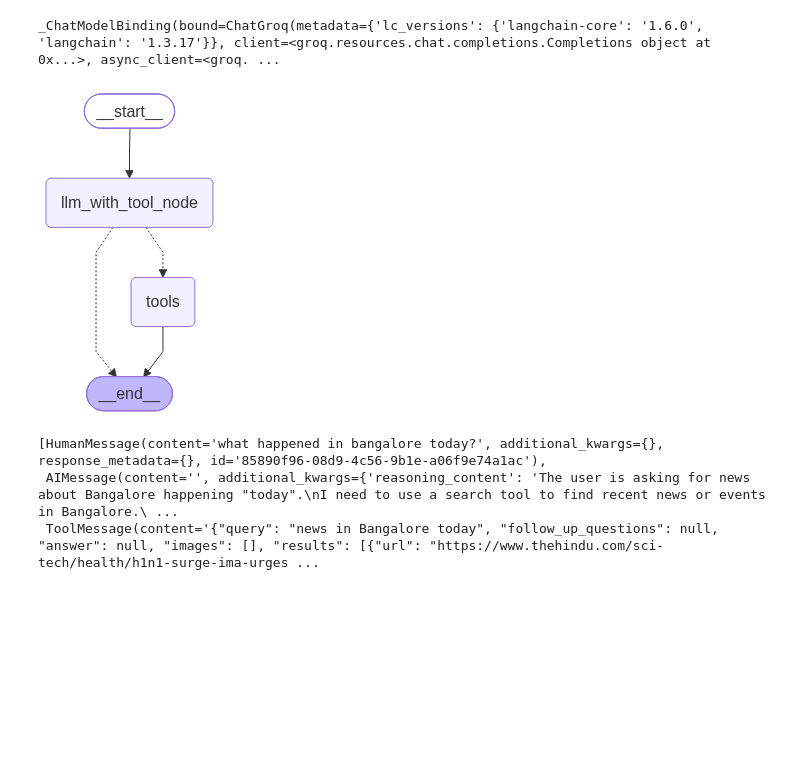
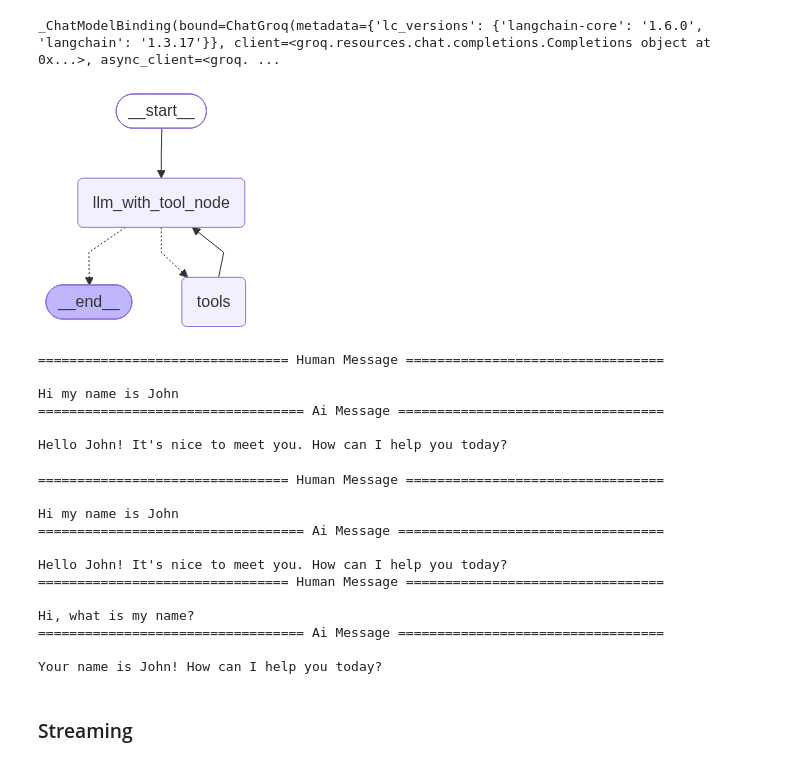
Before and after one commit to AbhishekGowda03/BasicChatBotUsingLangGraph, a Jupyter notebook: basicchatbot/one.ipynb, the cells around one changed output. Drawn from its saved outputs; the diff is of its cells as text; code cells hidden in the pictures; blank space fills up the shorter version.

```diff
--- a/basicchatbot/one.ipynb
+++ b/basicchatbot/one.ipynb
@@ -107,26 +107,30 @@ _ChatModelBinding(bound=ChatGroq(metadata={'lc_versions': {'langchain-core': '1.
 # %%
 from langgraph.graph import StateGraph,START,END
 from langgraph.prebuilt import ToolNode
 from langgraph.prebuilt import tools_condition
+from langgraph.checkpoint.memory import MemorySaver
+
+
+memory = MemorySaver()
 
 ##node definition
 def llm_with_tool_node(state:State):
     return {"messages":[llm_with_tool.invoke(state["messages"])]}
 
 
 builder = StateGraph(State)
 builder.add_node("llm_with_tool_node",llm_with_tool_node)
 builder.add_node("tools",ToolNode(tools))
 
 builder.add_edge(START,"llm_with_tool_node")
 builder.add_conditional_edges("llm_with_tool_node",tools_condition)
-builder.add_edge("tools",END)
-##builder.add_edge("tools","llm_with_tool_node")
-##builder.add_edge("llm_with_tool_node",END)
+##builder.add_edge("tools",END)
+builder.add_edge("tools","llm_with_tool_node")
+builder.add_edge("llm_with_tool_node",END)
 
-graph = builder.compile()
+graph = builder.compile(checkpointer=memory)
 
 from IPython.display import Image, display, HTML
 display(Image(graph.get_graph().draw_mermaid_png()))
 # %% [output]
-[figure, old version]
+[figure, new version]
@@ -135,6 +137,32 @@ response = graph.invoke({"messages": "what happened in bangalore today?"})
 # %%
-response["messages"]
+config = {"configurable":{"thread_id": "thread_1"}}
+response = graph.invoke({"messages": "Hi my name is John"}, config=config)
+for msg in response["messages"]:
+    msg.pretty_print()
 # %% [output]
-[HumanMessage(content='what happened in bangalore today?', additional_kwargs={}, response_metadata={}, id='85890f96-08d9-4c56-9b1e-a06f9e74a1ac'),
- AIMessage(content='', additional_kwargs={'reasoning_content': 'The user is asking for news about Bangalore happening "today".\nI need to use a search tool to find recent news or events in Bangalore.\ ...
- ToolMessage(content='{"query": "news in Bangalore today", "follow_up_questions": null, "answer": null, "images": [], "results": [{"url": "https://www.thehindu.com/sci-tech/health/h1n1-surge-ima-urges ...
+================================ Human Message =================================
+
+Hi my name is John
+================================== Ai Message ==================================
+
+Hello John! It's nice to meet you. How can I help you today?
+# %%
+
+response = graph.invoke({"messages": "Hi, what is my name?"}, config=config)
+for msg in response["messages"]:
+    msg.pretty_print()
+# %% [output]
+================================ Human Message =================================
+
+Hi my name is John
+================================== Ai Message ==================================
+
+Hello John! It's nice to meet you. How can I help you today?
+================================ Human Message =================================
+
+Hi, what is my name?
+================================== Ai Message ==================================
+
+Your name is John! How can I help you today?
+# %% [markdown]
+### Streaming
```
Also changed, not shown: parts of 12 cells of this notebook, 2 other files.
